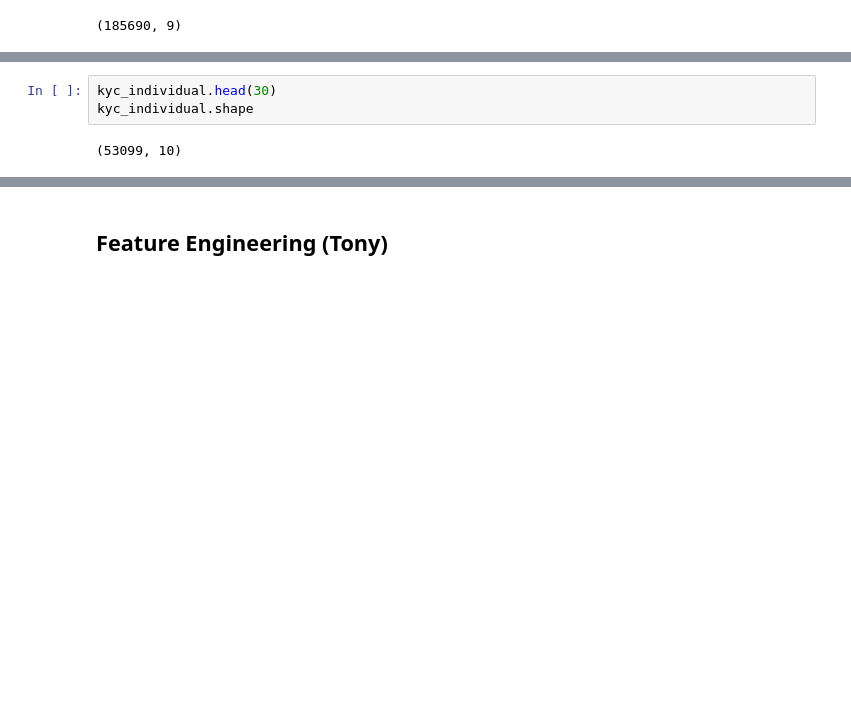
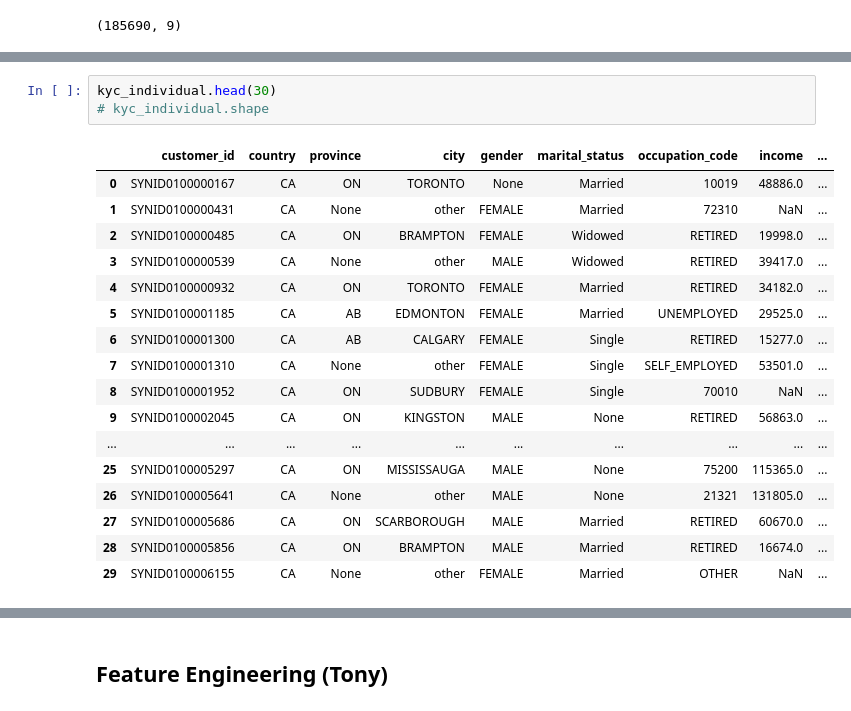
Before and after one commit to GuanlinTony/IMI_Case_Codes, a Jupyter notebook: Tony_FE.ipynb, the cells around one changed output, grey strips where cells are left out. Drawn from its saved outputs; the diff is of its cells as text; blank space fills up the shorter version.

```diff
--- a/Tony_FE.ipynb
+++ b/Tony_FE.ipynb
@@ -121,7 +151,23 @@ wire.shape
 # %%
 kyc_individual.head(30)
-kyc_individual.shape
+# kyc_individual.shape
 # %% [output]
-(53099, 10)
+|  | customer_id | country | province | city | gender | marital_status | occupation_code | income | ... |
+| 0 | SYNID0100000167 | CA | ON | TORONTO | None | Married | 10019 | 48886.0 | ... |
+| 1 | SYNID0100000431 | CA | None | other | FEMALE | Married | 72310 | NaN | ... |
+| 2 | SYNID0100000485 | CA | ON | BRAMPTON | FEMALE | Widowed | RETIRED | 19998.0 | ... |
+| 3 | SYNID0100000539 | CA | None | other | MALE | Widowed | RETIRED | 39417.0 | ... |
+| 4 | SYNID0100000932 | CA | ON | TORONTO | FEMALE | Married | RETIRED | 34182.0 | ... |
+| 5 | SYNID0100001185 | CA | AB | EDMONTON | FEMALE | Married | UNEMPLOYED | 29525.0 | ... |
+| 6 | SYNID0100001300 | CA | AB | CALGARY | FEMALE | Single | RETIRED | 15277.0 | ... |
+| 7 | SYNID0100001310 | CA | None | other | FEMALE | Single | SELF_EMPLOYED | 53501.0 | ... |
+| 8 | SYNID0100001952 | CA | ON | SUDBURY | FEMALE | Single | 70010 | NaN | ... |
+| 9 | SYNID0100002045 | CA | ON | KINGSTON | MALE | None | RETIRED | 56863.0 | ... |
+| ... | ... | ... | ... | ... | ... | ... | ... | ... | ... |
+| 25 | SYNID0100005297 | CA | ON | MISSISSAUGA | MALE | None | 75200 | 115365.0 | ... |
+| 26 | SYNID0100005641 | CA | None | other | MALE | None | 21321 | 131805.0 | ... |
+| 27 | SYNID0100005686 | CA | ON | SCARBOROUGH | MALE | Married | RETIRED | 60670.0 | ... |
+| 28 | SYNID0100005856 | CA | ON | BRAMPTON | MALE | Married | RETIRED | 16674.0 | ... |
+| 29 | SYNID0100006155 | CA | None | other | FEMALE | Married | OTHER | NaN | ... |
 # %%
 kyc_industry_codes.head(50)
```
Also changed, not shown: parts of 10 cells of this notebook.
